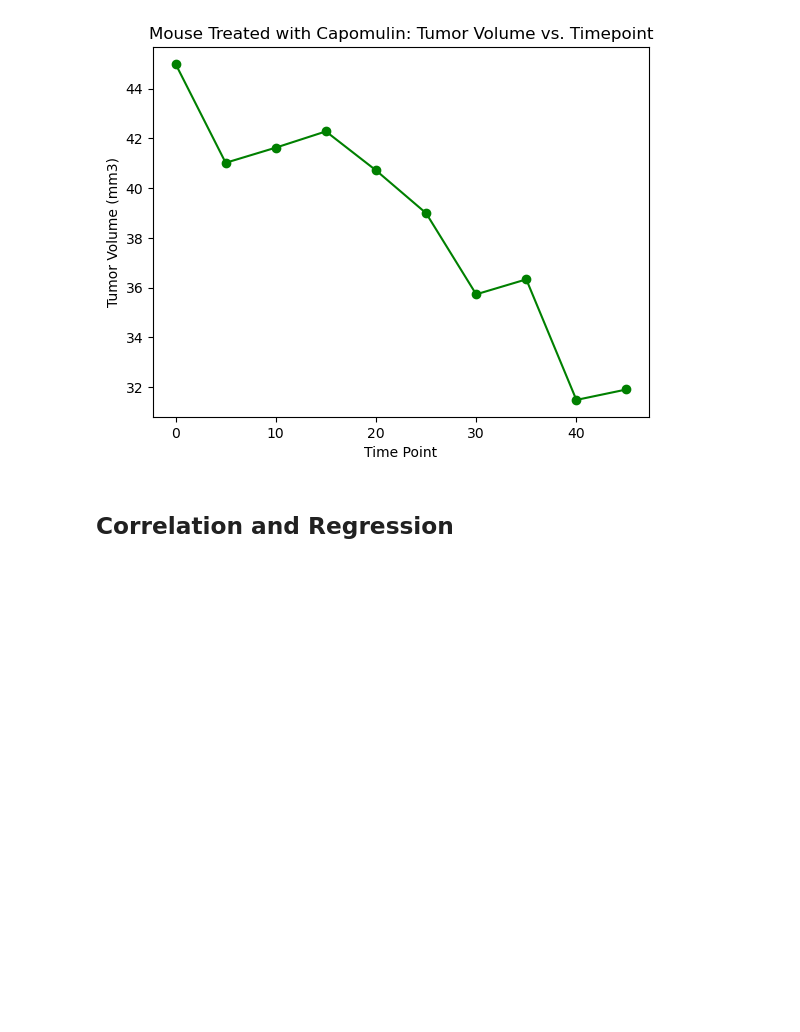
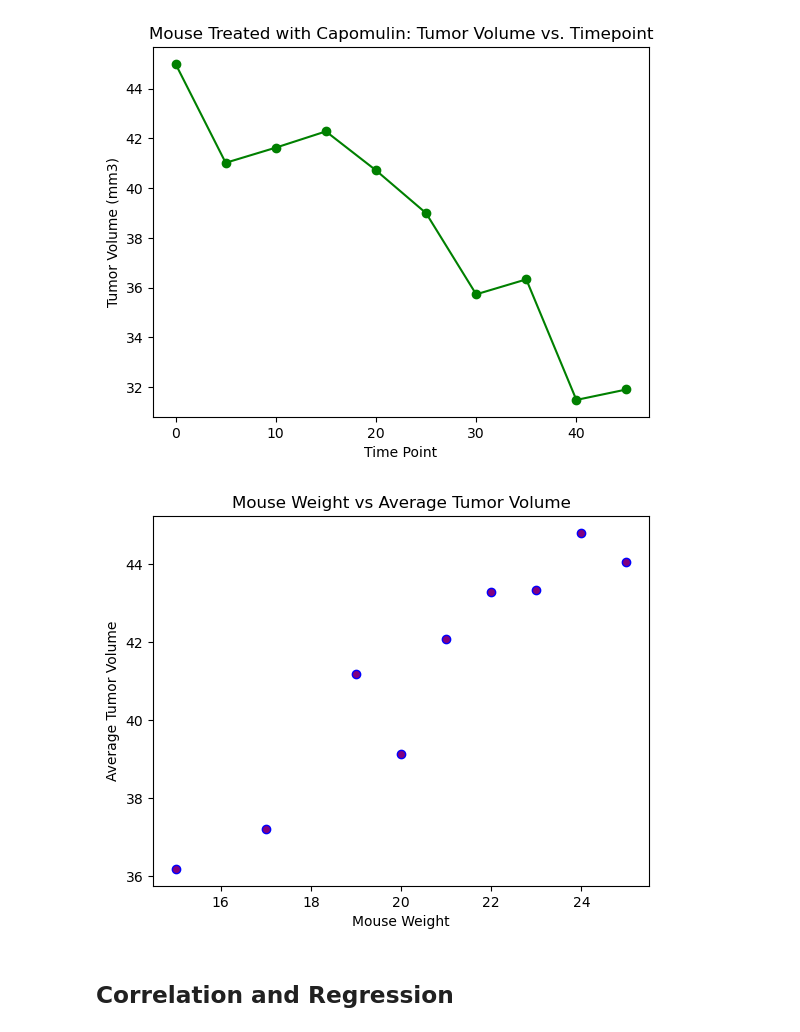
Before and after one commit to redpandata19/Matplotlib-challenge, a Jupyter notebook: Pymaceuticals/pymaceuticals_starter.ipynb, the cells around one changed output. Cells and saved outputs as stored; diff of their text form; code cells hidden in the pictures; blank space fills up the shorter version.

Commit message:
mouse weight vs average tumor volume scatter plot

```diff
--- a/Pymaceuticals/pymaceuticals_starter.ipynb
+++ b/Pymaceuticals/pymaceuticals_starter.ipynb
@@ -325,3 +321,37 @@ plt.show()
+# %%
+# Generate a scatter plot of mouse weight vs. the average observed tumor volume for the entire Capomulin regimen
+#trimming data to desired drug regimen only
+cap_treat = 'Capomulin'
+cap_mice_df = pd.DataFrame(mice_trimmed_df[mice_trimmed_df['Drug Regimen'] == cap_treat]).reset_index()
+
+#creating an empty list for tumor volumes
+cap_tumor_volumes = []
+
+#capturing unique weights in which to get the average tumor volume for
+unique_weights = cap_mice_df['Weight (g)'].unique()
+# output from unique_weights is an array = [22, 21, 17, 15, 23, 25, 20, 19, 24] - tolist()
+unique_weights_list = unique_weights.tolist()
+
+# for loop to iterate through tumor volume data for each unique weight
+for weight in unique_weights_list:
+    cap_mice_with_weight = cap_mice_df.loc[cap_mice_df['Weight (g)'] == weight, 'Tumor Volume (mm3)']
+# calculate the average tumor volume per unique weight
+    avg_tumor_vol = cap_mice_with_weight.mean()
+
+# append to cap_tumor_volumes list
+    cap_tumor_volumes.append(avg_tumor_vol)
+# # print each average
+#     print(f'Mice with the weight of {weight} had an average tumor volume of {avg_tumor_vol}')
+
+# scatter plot - independent variable (x-axis) = mouse weight, dependent(y) = tumor vol
+plt.scatter(unique_weights_list, cap_tumor_volumes, marker = 'o',
+            facecolors='purple',edgecolors ='blue',)
+plt.xlabel('Mouse Weight')
+plt.ylabel('Average Tumor Volume')
+plt.title('Mouse Weight vs Average Tumor Volume')
+plt.show()
+# %% [output]
+[figure, added]
 # %% [markdown]
 ## Correlation and Regression
 # %%
```
Also changed, not shown: parts of 2 cells of this notebook.
